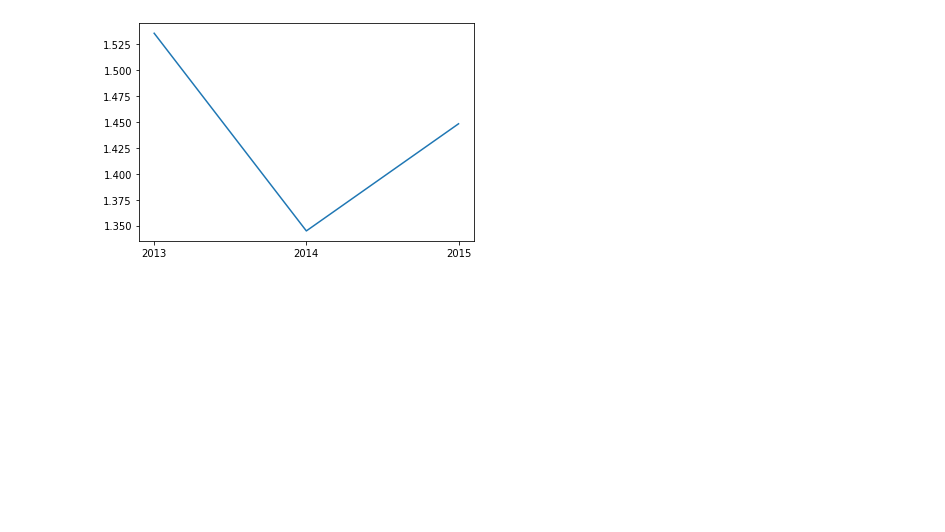
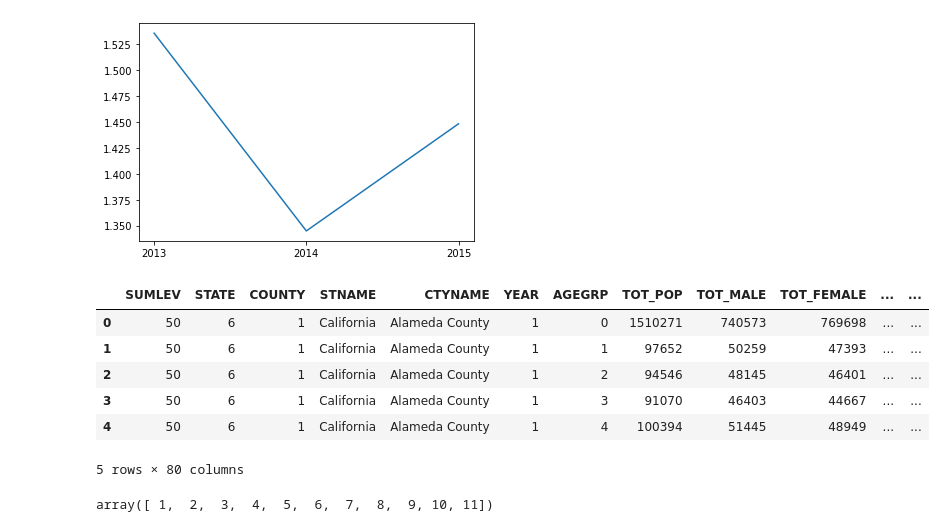
Before and after one commit to ds-modules/MCB-50, a Jupyter notebook: Data_Exploration.ipynb, the cells around one changed output. Saved outputs shown, nothing was run; the diff lists cells and outputs as text; code cells hidden in the pictures; blank space fills up the shorter version.

Commit message:
pop data, read in 2016-18 datasets

```diff
--- a/Data_Exploration.ipynb
+++ b/Data_Exploration.ipynb
@@ -182,3 +159,19 @@ plt.plot(['2013','2014','2015'],avg_inf_year_orange)
 # population versus infection
 
 ## Note: tried to upload census data set to datahub, but it did not work...file too big??
+
+census = pd.read_csv('cc-est2018-alldata-06.csv')
+# %%
+census.head()
+# %% [output]
+|  | SUMLEV | STATE | COUNTY | STNAME | CTYNAME | YEAR | AGEGRP | TOT_POP | TOT_MALE | TOT_FEMALE | ... | ... |
+| 0 | 50 | 6 | 1 | California | Alameda County | 1 | 0 | 1510271 | 740573 | 769698 | ... | ... |
+| 1 | 50 | 6 | 1 | California | Alameda County | 1 | 1 | 97652 | 50259 | 47393 | ... | ... |
+| 2 | 50 | 6 | 1 | California | Alameda County | 1 | 2 | 94546 | 48145 | 46401 | ... | ... |
+| 3 | 50 | 6 | 1 | California | Alameda County | 1 | 3 | 91070 | 46403 | 44667 | ... | ... |
+| 4 | 50 | 6 | 1 | California | Alameda County | 1 | 4 | 100394 | 51445 | 48949 | ... | ... |
+5 rows × 80 columns
+# %%
+census['YEAR'].unique()
+# %% [output]
+array([ 1,  2,  3,  4,  5,  6,  7,  8,  9, 10, 11])
```
Also changed, not shown: parts of 8 cells of this notebook, 1 other file.
